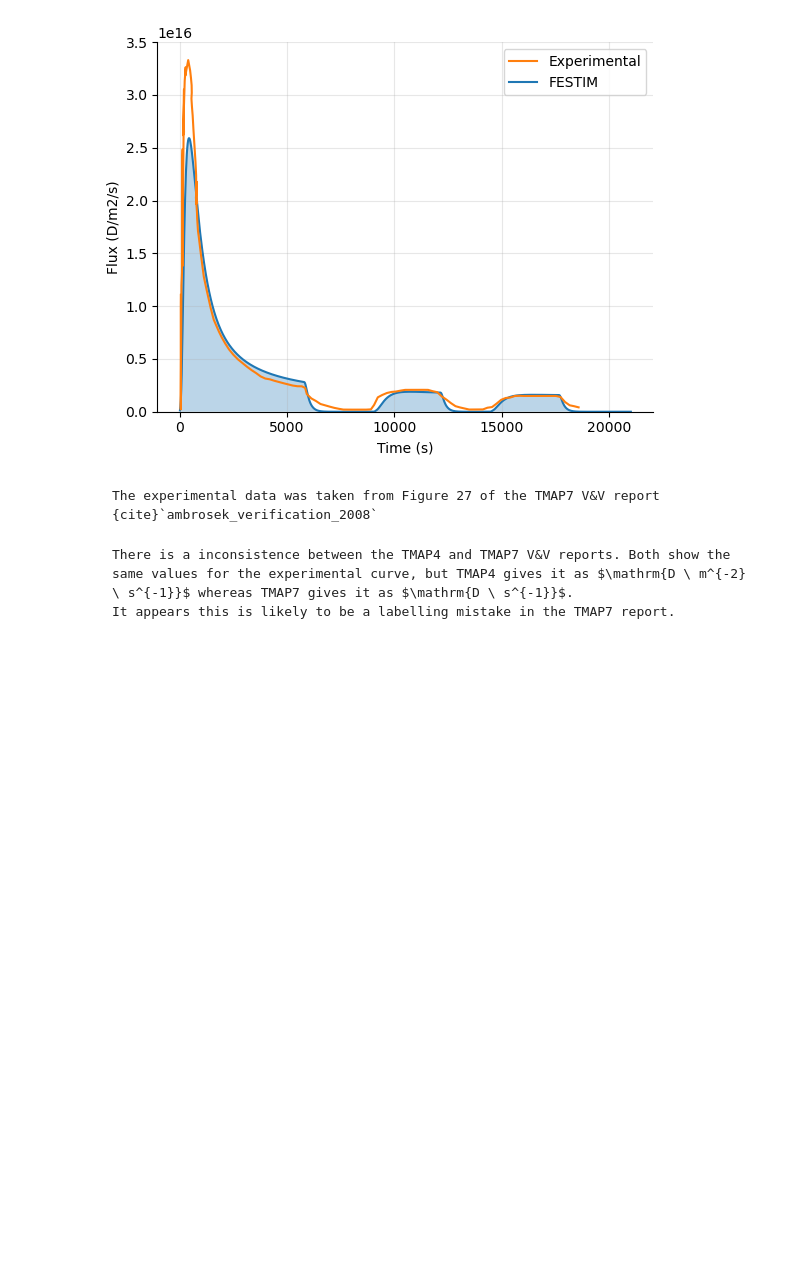
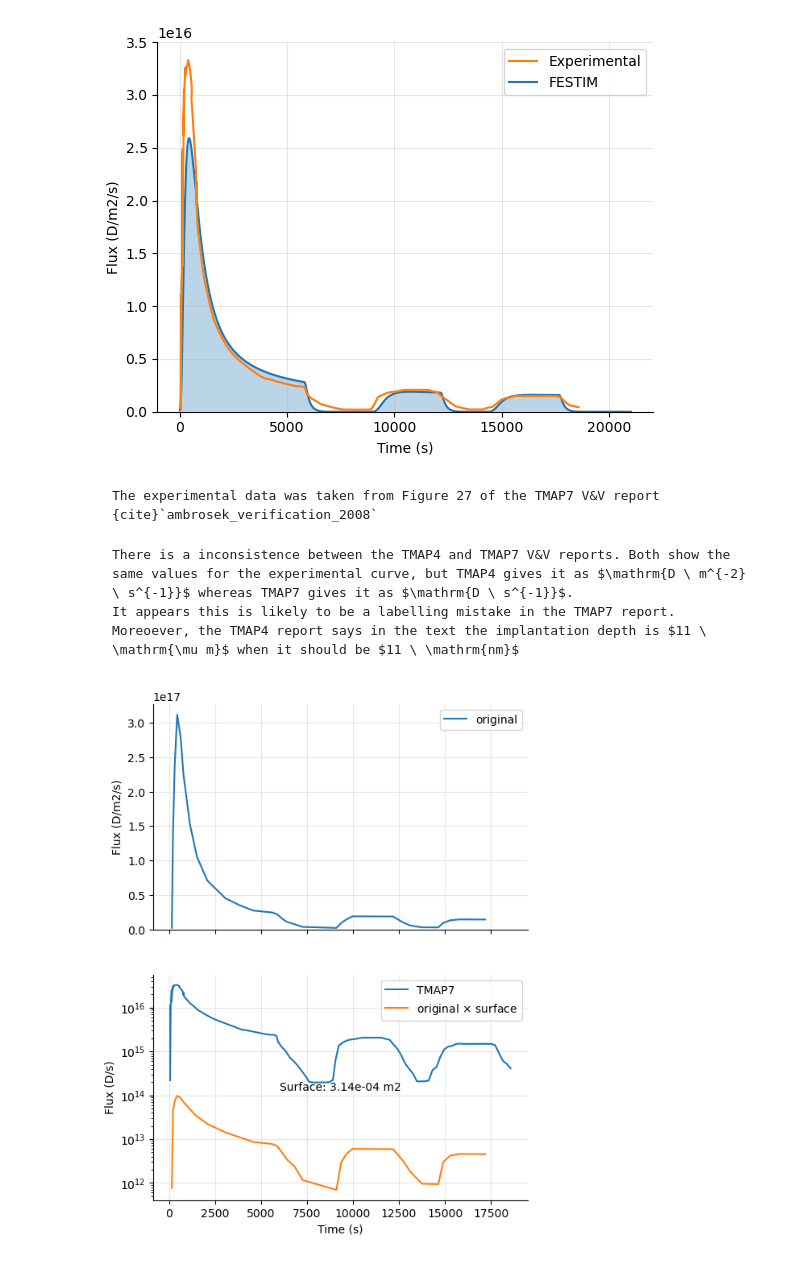
Before and after one commit to festim-dev/V-V-report, a Jupyter notebook: report/plasma-driven-permeation.ipynb, the cells around one changed output. Cells and saved outputs as stored; diff of their text form; code cells hidden in the pictures; blank space fills up the shorter version.

Commit message:
added original data

````diff
--- a/report/plasma-driven-permeation.ipynb
+++ b/report/plasma-driven-permeation.ipynb
@@ -212,4 +216,40 @@ The experimental data was taken from Figure 27 of the TMAP7 V&V report {cite}`am
 ```{warning}
 There is a inconsistence between the TMAP4 and TMAP7 V&V reports. Both show the same values for the experimental curve, but TMAP4 gives it as $\mathrm{D \ m^{-2} \ s^{-1}}$ whereas TMAP7 gives it as $\mathrm{D \ s^{-1}}$.
 It appears this is likely to be a labelling mistake in the TMAP7 report.
+Moreoever, the TMAP4 report says in the text the implantation depth is $11 \ \mathrm{\mu m}$ when it should be $11 \ \mathrm{nm}$
 ```
+# %%
+experimental_data_TMAP7 = np.genfromtxt("plasma-driven-permeation-experiment.csv", delimiter=",")
+experimental_t_TMAP7 = experimental_data_TMAP7[:, 0]
+experimental_flux_TMAP7 = experimental_data_TMAP7[:, 1]
+
+experimental_data_original = np.genfromtxt("plasma-driven-permeation-experiment-original.csv", delimiter=",")
+experimental_t_original = experimental_data_original[:, 0]
+experimental_flux_original = experimental_data_original[:, 1]
+
+
+diameter = 20e-3 # m
+surface = np.pi * (diameter/2)**2
+
+fig, axs = plt.subplots(2, 1, sharex=True, figsize=(6, 8))
+
+
+axs[0].plot(experimental_t_original, experimental_flux_original, label="original")
+axs[0].set_ylabel("Flux (D/m2/s)")
+axs[0].legend()
+axs[0].set_ylim(bottom=0)
+
+axs[1].plot(experimental_t_TMAP7, experimental_flux_TMAP7, label="TMAP7")
+axs[1].plot(experimental_t_original, experimental_flux_original * surface, label=r"original $\times$ surface")
+axs[1].set_ylabel("Flux (D/s)")
+axs[1].legend()
+axs[1].set_yscale("log")
+axs[1].set_xlabel("Time (s)")
+axs[1].annotate(f"Surface: {surface:.2e} m2", xy=(0.5, 0.5), xycoords="axes fraction", ha="center", va="center")
+
+for ax in axs:
+    ax.spines[["top", "right"]].set_visible(False)
+    ax.grid(alpha=0.3)
+plt.show()
+# %% [output]
+[figure, added]
````
Also changed, not shown: parts of 2 cells of this notebook, 1 other file.
